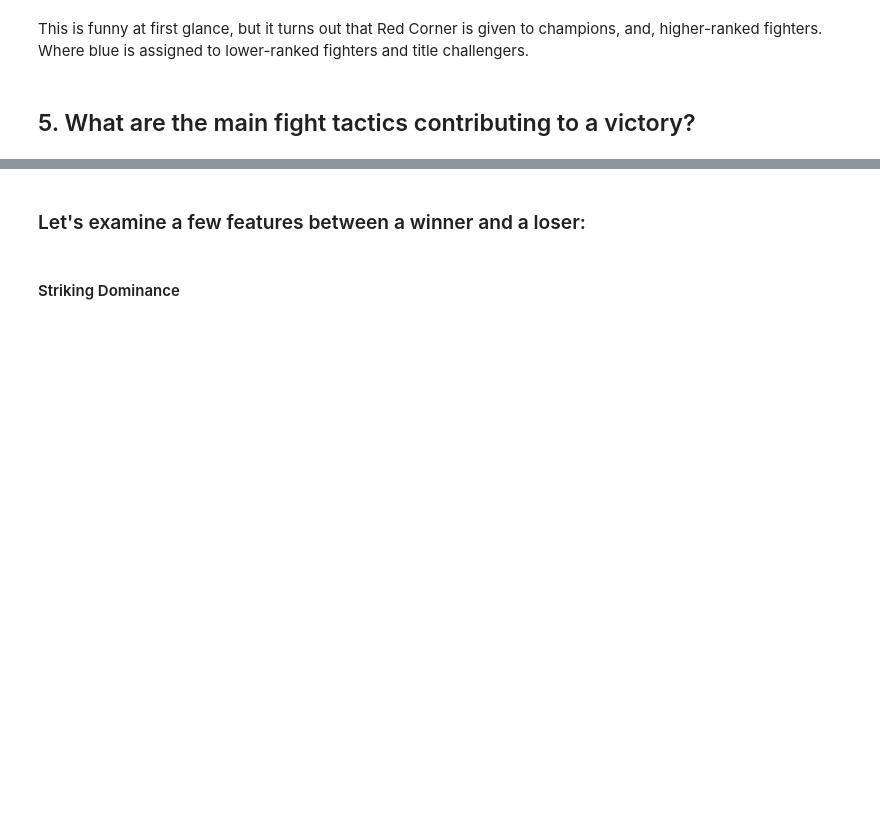
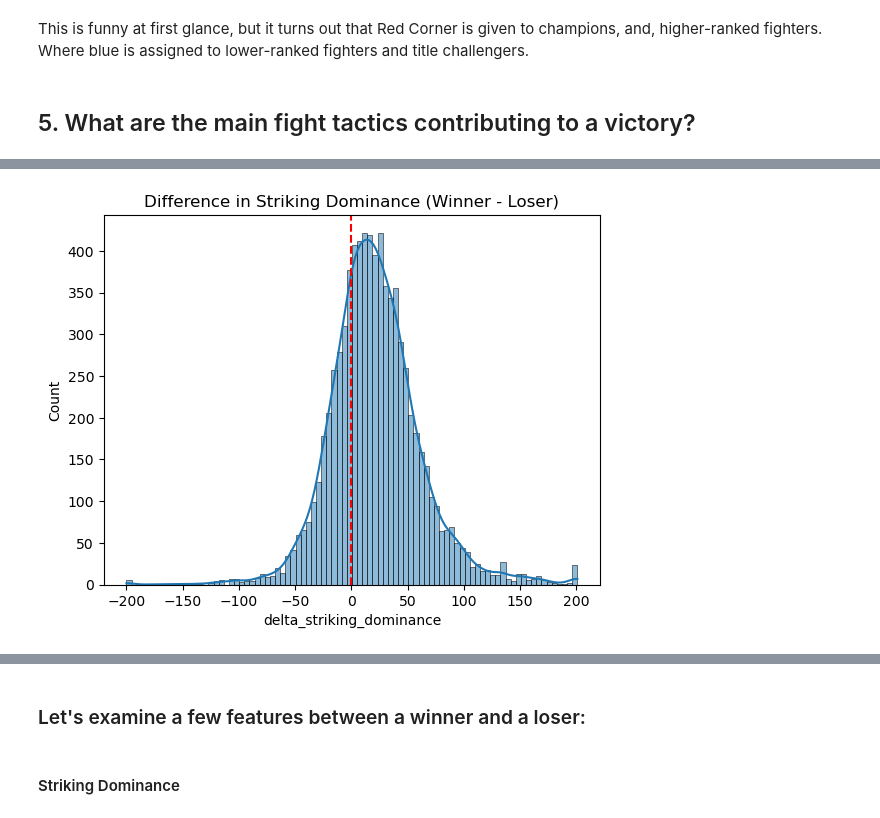
Before and after one commit to komaksym/UFC-DataLab, a Jupyter notebook: src/EDA/eda.ipynb, the cells around one changed output, grey strips where cells are left out. Cells and saved outputs as stored; diff of their text form; code cells hidden in the pictures; blank space fills up the shorter version.

```diff
--- a/src/EDA/eda.ipynb
+++ b/src/EDA/eda.ipynb
@@ -576,0 +447,9 @@ This is funny at first glance, but it turns out that Red Corner is given to cham
+# %%
+df['delta_striking_dominance'] = df['winner_striking_dominance'] - df['loser_striking_dominance']
+
+sns.histplot(df['delta_striking_dominance'], kde=True)
+plt.axvline(0, color='red', linestyle='--')
+plt.title("Difference in Striking Dominance (Winner - Loser)")
+plt.show()
+# %% [output]
+[figure, added]
```
Also changed, not shown: parts of 56 cells of this notebook, 13 other files.
